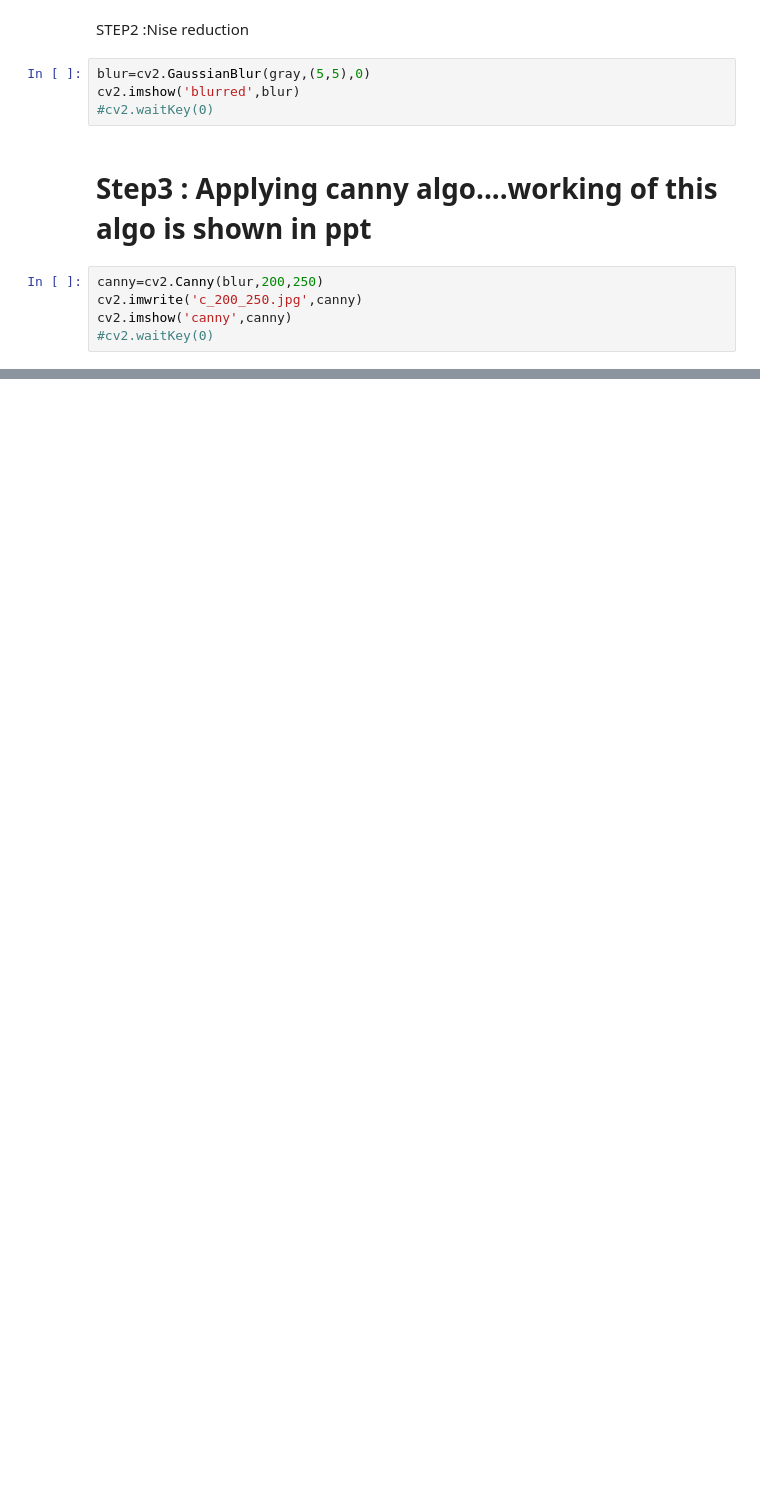
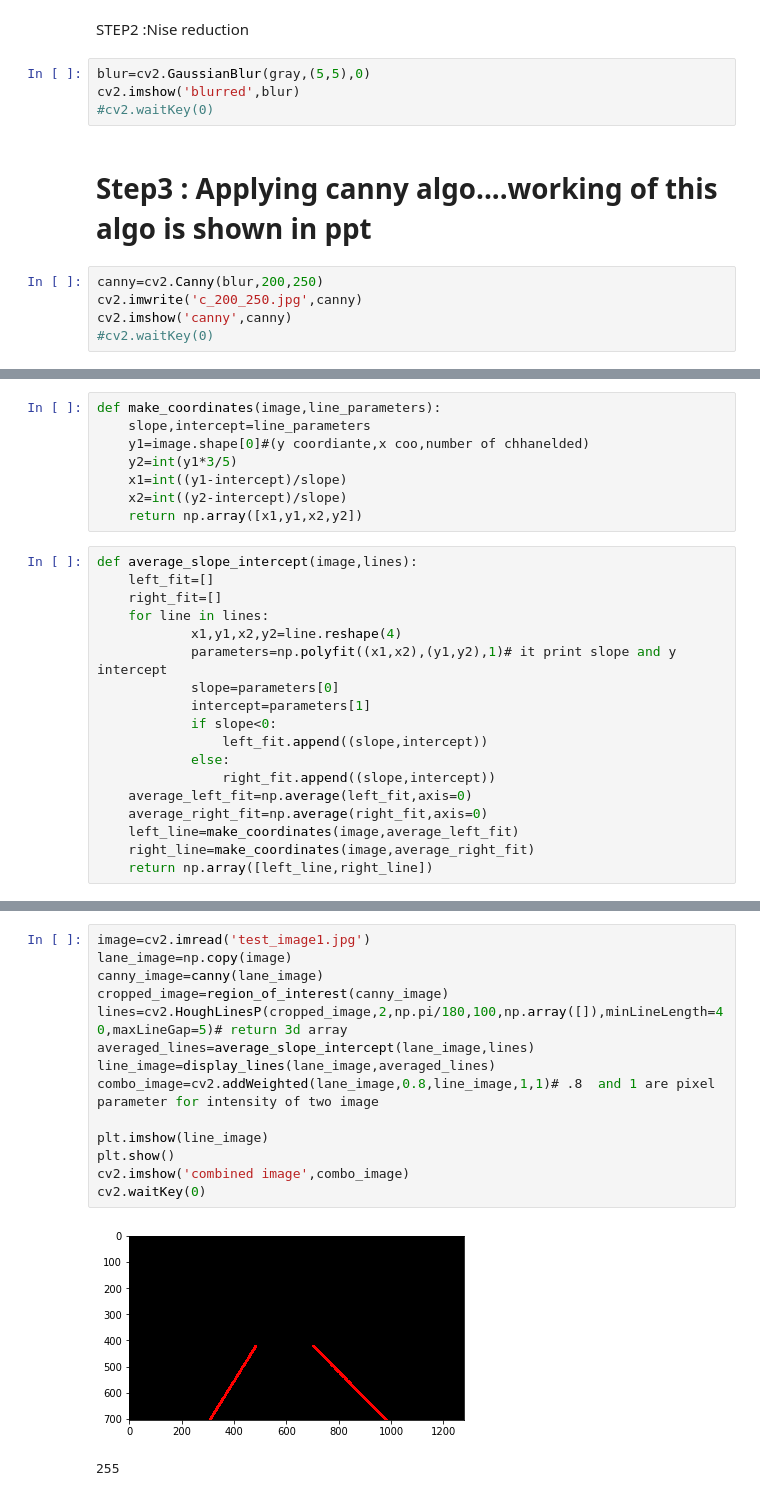
Before and after one commit to sauravchugh/Minor-Project, a Jupyter notebook: minor_project/lanes.ipynb, the cells around one changed output, grey strips where cells are left out. Cells and saved outputs as stored; diff of their text form; blank space fills up the shorter version.

```diff
--- a/minor_project/lanes.ipynb
+++ b/minor_project/lanes.ipynb
@@ -28,0 +54,26 @@ cv2.imshow('canny',canny)
+# %%
+def make_coordinates(image,line_parameters):
+    slope,intercept=line_parameters
+    y1=image.shape[0]#(y coordiante,x coo,number of chhanelded)
+    y2=int(y1*3/5)
+    x1=int((y1-intercept)/slope)
+    x2=int((y2-intercept)/slope)
+    return np.array([x1,y1,x2,y2])
+# %%
+def average_slope_intercept(image,lines):
+    left_fit=[]
+    right_fit=[]
+    for line in lines:
+            x1,y1,x2,y2=line.reshape(4)
+            parameters=np.polyfit((x1,x2),(y1,y2),1)# it print slope and y intercept
+            slope=parameters[0]
+            intercept=parameters[1]
+            if slope<0:
+                left_fit.append((slope,intercept))
+            else:
+                right_fit.append((slope,intercept))
+    average_left_fit=np.average(left_fit,axis=0)
+    average_right_fit=np.average(right_fit,axis=0)
+    left_line=make_coordinates(image,average_left_fit)
+    right_line=make_coordinates(image,average_right_fit)
+    return np.array([left_line,right_line])
@@ -28,0 +121,17 @@ cv2.imshow('canny',canny)
+# %%
+image=cv2.imread('test_image1.jpg')
+lane_image=np.copy(image)
+canny_image=canny(lane_image)
+cropped_image=region_of_interest(canny_image)
+lines=cv2.HoughLinesP(cropped_image,2,np.pi/180,100,np.array([]),minLineLength=40,maxLineGap=5)# return 3d array
+averaged_lines=average_slope_intercept(lane_image,lines)
+line_image=display_lines(lane_image,averaged_lines)
+combo_image=cv2.addWeighted(lane_image,0.8,line_image,1,1)# .8  and 1 are pixel parameter for intensity of two image
+
+plt.imshow(line_image)
+plt.show()
+cv2.imshow('combined image',combo_image)
+cv2.waitKey(0)
+# %% [output]
+[figure, added]
+255
```
Also changed, not shown: parts of 12 cells of this notebook, 1 other file.
